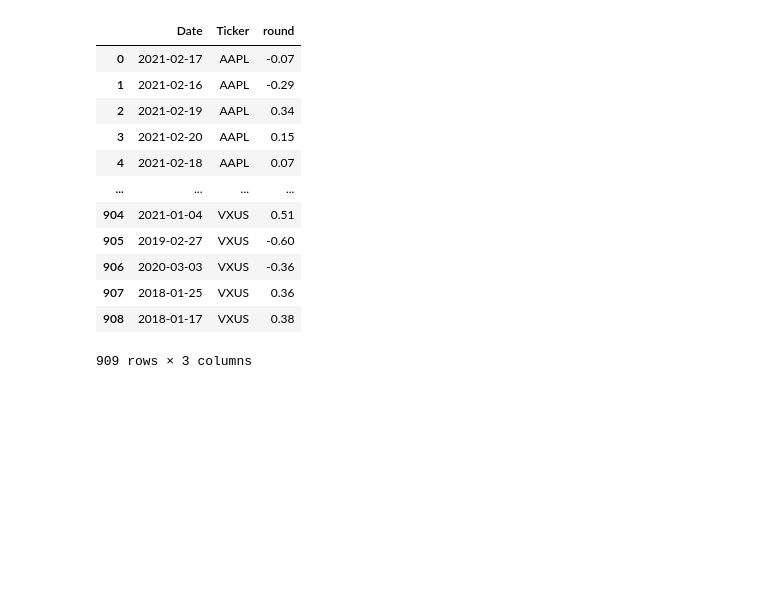
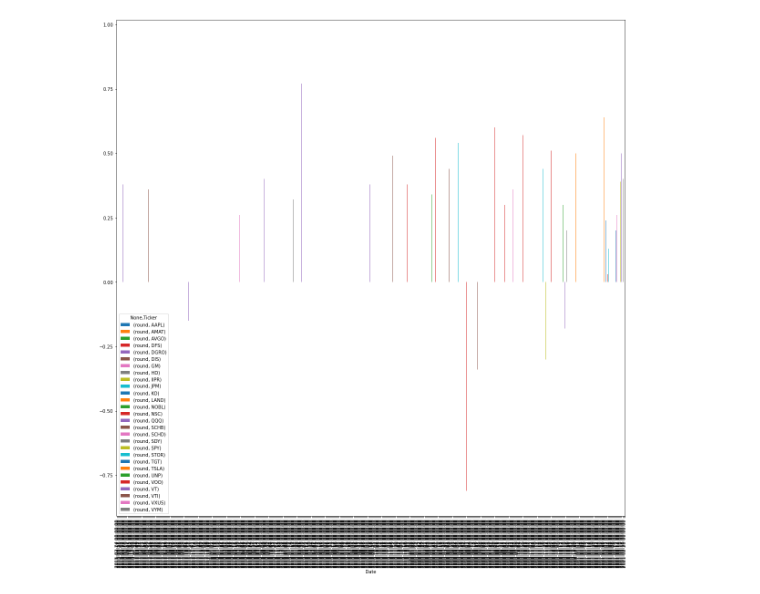
Before and after one commit to Sahand-J/sentiment_analysis_stock_market, a Jupyter notebook: INPROGRESS_sentiment_analysis_clean_up.ipynb, the cells around one changed output. Cells and saved outputs as stored; diff of their text form; code cells hidden in the pictures; blank space fills up the shorter version.

Commit message:
graphed
graph sorta works, must clean up data

```diff
--- a/INPROGRESS_sentiment_analysis_clean_up.ipynb
+++ b/INPROGRESS_sentiment_analysis_clean_up.ipynb
@@ -104,4 +121,5 @@ from my_stock_sentiment_data
 group by my_stock_sentiment_data."Date", my_stock_sentiment_data."Ticker"
 order by my_stock_sentiment_data."Ticker";'''
 # %%
-from_sql_df = pd.read_sql_query(query,con=engine,)
+from_sql_df = pd.read_sql_query(query,con=engine)
+from_sql_df
@@ -108,16 +139,0 @@ from_sql_df = pd.read_sql_query(query,con=engine,)
-# %%
-from_sql_df
-# %% [output]
-|  | Date | Ticker | round |
-| 0 | 2021-02-17 | AAPL | -0.07 |
-| 1 | 2021-02-16 | AAPL | -0.29 |
-| 2 | 2021-02-19 | AAPL | 0.34 |
-| 3 | 2021-02-20 | AAPL | 0.15 |
-| 4 | 2021-02-18 | AAPL | 0.07 |
-| ... | ... | ... | ... |
-| 904 | 2021-01-04 | VXUS | 0.51 |
-| 905 | 2019-02-27 | VXUS | -0.60 |
-| 906 | 2020-03-03 | VXUS | -0.36 |
-| 907 | 2018-01-25 | VXUS | 0.36 |
-| 908 | 2018-01-17 | VXUS | 0.38 |
-909 rows × 3 columns
@@ -125,0 +140,7 @@ from_sql_df
+# %%
+df1 = from_sql_df.set_index(['Ticker','Date'])
+# %%
+#df1.plot(kind='bar',figsize=(20,20))
+df1.unstack(level=0).plot(kind='bar',figsize=(20,20));
+# %% [output]
+[figure, added]
```
Also changed, not shown: parts of 7 cells of this notebook.
